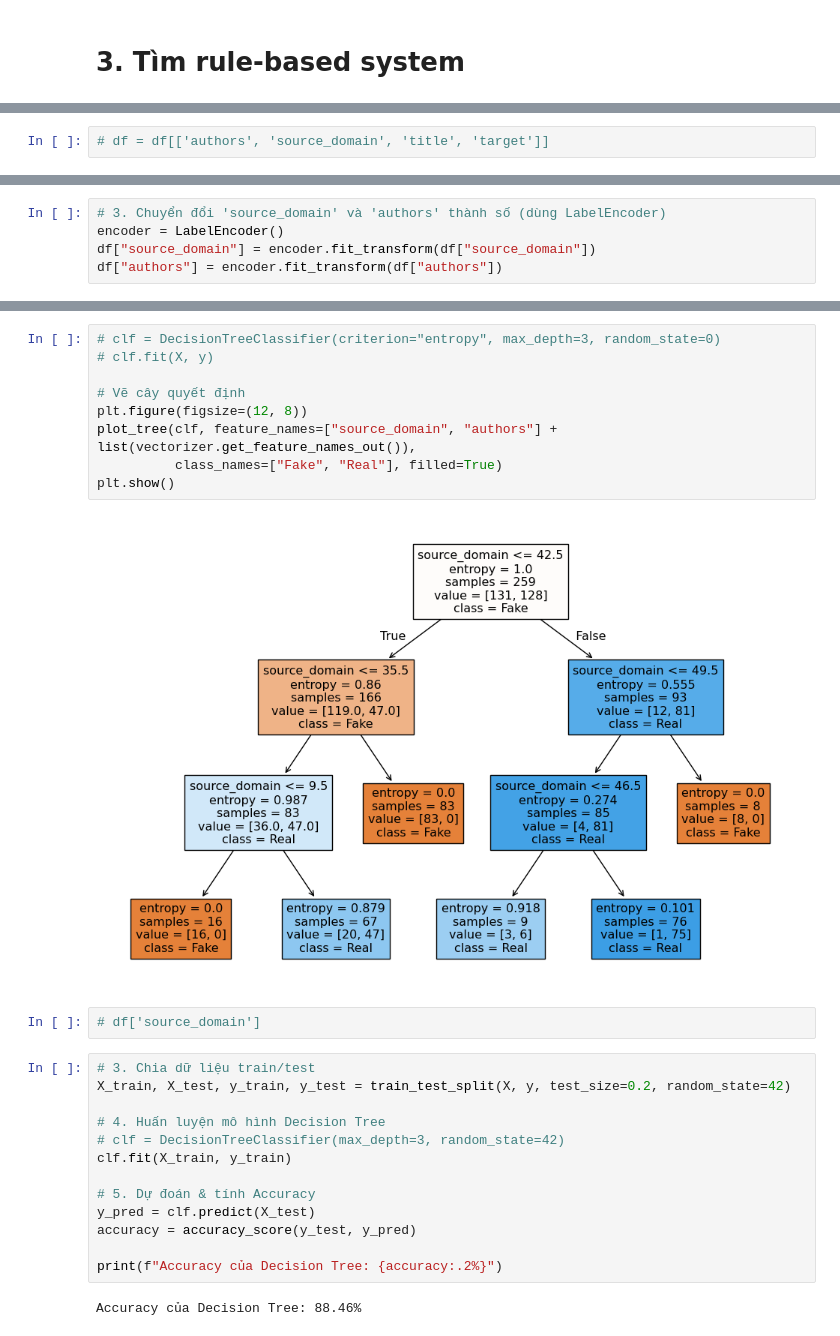
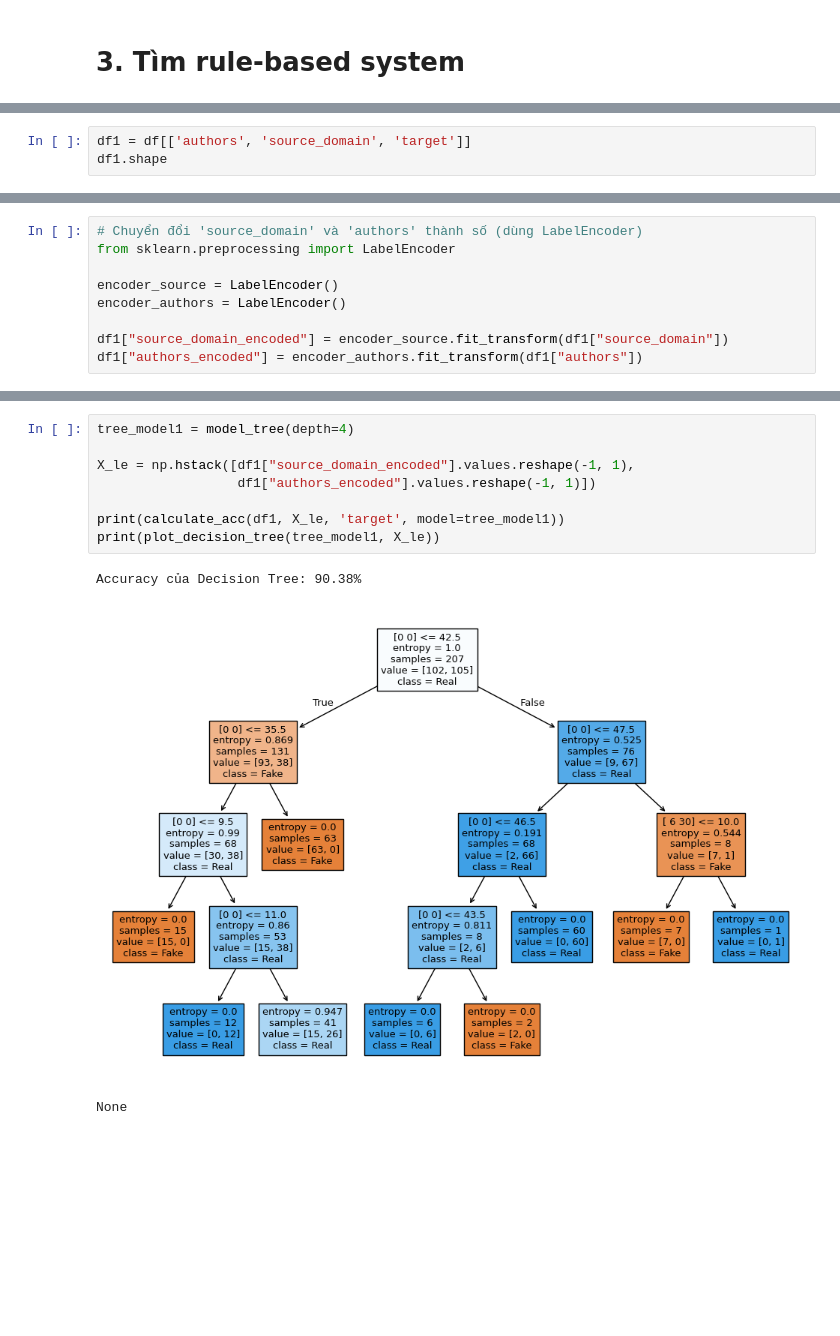
Before and after one commit to iammytran/fake-news-detector, a Jupyter notebook: truc-rule-based-sys.ipynb, the cells around one changed output, grey strips where cells are left out. Cells and saved outputs as stored; diff of their text form; blank space fills up the shorter version.

```diff
--- a/truc-rule-based-sys.ipynb
+++ b/truc-rule-based-sys.ipynb
@@ -118,2 +152,3 @@ Name: count, dtype: int64
 # %%
-# df = df[['authors', 'source_domain', 'title', 'target']]
+df1 = df[['authors', 'source_domain', 'target']]
+df1.shape
@@ -143,5 +157,9 @@ array(['cho', 'con', 'các', 'có', 'của', 'khi', 'không', 'là', 'một',
 # %%
-# 3. Chuyển đổi 'source_domain' và 'authors' thành số (dùng LabelEncoder)
-encoder = LabelEncoder()
-df["source_domain"] = encoder.fit_transform(df["source_domain"])
-df["authors"] = encoder.fit_transform(df["authors"])
+# Chuyển đổi 'source_domain' và 'authors' thành số (dùng LabelEncoder)
+from sklearn.preprocessing import LabelEncoder
+
+encoder_source = LabelEncoder()
+encoder_authors = LabelEncoder()
+
+df1["source_domain_encoded"] = encoder_source.fit_transform(df1["source_domain"])
+df1["authors_encoded"] = encoder_authors.fit_transform(df1["authors"])
@@ -182,28 +177,12 @@ print(tree_rules)
-# %%
-# clf = DecisionTreeClassifier(criterion="entropy", max_depth=3, random_state=0)
-# clf.fit(X, y)
-
-# Vẽ cây quyết định
-plt.figure(figsize=(12, 8))
-plot_tree(clf, feature_names=["source_domain", "authors"] + list(vectorizer.get_feature_names_out()),
-          class_names=["Fake", "Real"], filled=True)
-plt.show()
-# %% [output]
-[figure, removed]
-# %%
-# df['source_domain']
-# %%
-# 3. Chia dữ liệu train/test
-X_train, X_test, y_train, y_test = train_test_split(X, y, test_size=0.2, random_state=42)
-
-# 4. Huấn luyện mô hình Decision Tree
-# clf = DecisionTreeClassifier(max_depth=3, random_state=42)
-clf.fit(X_train, y_train)
-
-# 5. Dự đoán & tính Accuracy
-y_pred = clf.predict(X_test)
-accuracy = accuracy_score(y_test, y_pred)
-
-print(f"Accuracy của Decision Tree: {accuracy:.2%}")
-# %% [output]
-Accuracy của Decision Tree: 88.46%
+# %%
+tree_model1 = model_tree(depth=4)
+
+X_le = np.hstack([df1["source_domain_encoded"].values.reshape(-1, 1),
+                  df1["authors_encoded"].values.reshape(-1, 1)])
+
+print(calculate_acc(df1, X_le, 'target', model=tree_model1))
+print(plot_decision_tree(tree_model1, X_le))
+# %% [output]
+Accuracy của Decision Tree: 90.38%
+[figure, added]
+None
```
Also changed, not shown: parts of 23 cells of this notebook.
